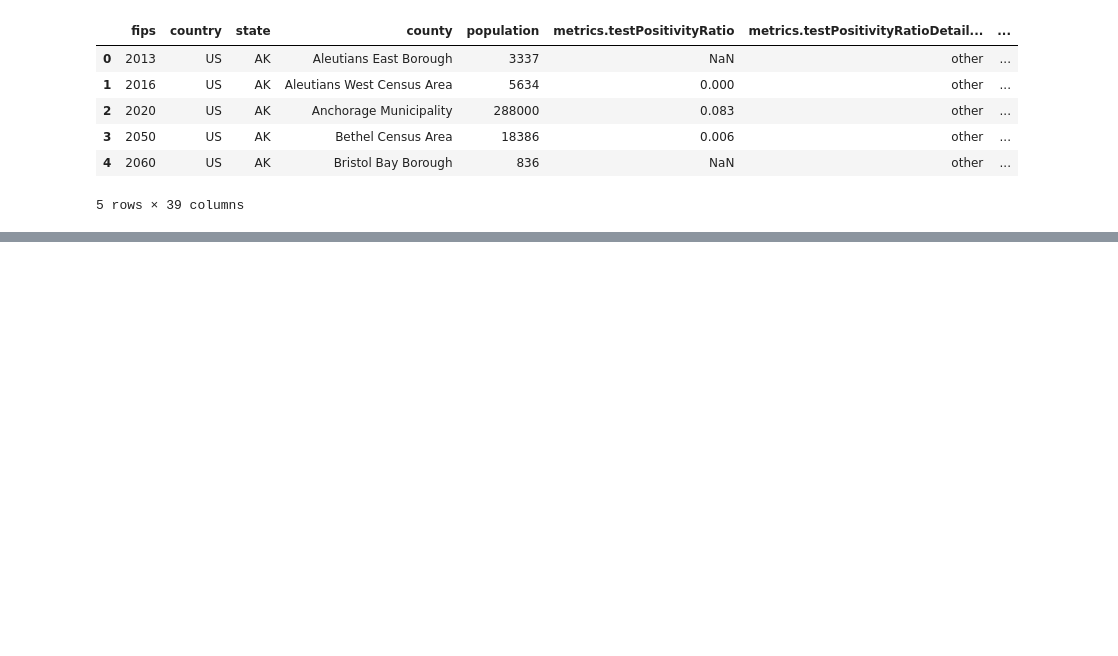
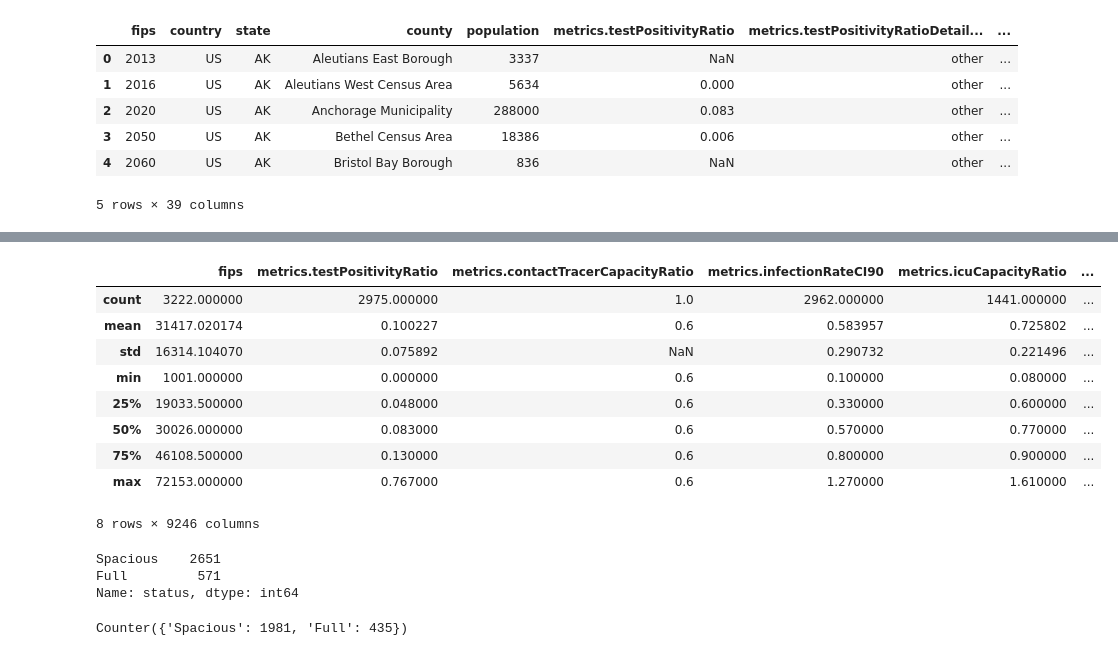
Before and after one commit to philippekerstens/Group-3, a Jupyter notebook: bed_capacity.ipynb, the cells around one changed output, grey strips where cells are left out. Cells and saved outputs as stored; diff of their text form; code cells hidden in the pictures; blank space fills up the shorter version.

```diff
--- a/bed_capacity.ipynb
+++ b/bed_capacity.ipynb
@@ -176,0 +152,32 @@ status_df
+# %%
+X = pd.get_dummies(covid_df, columns=["population","metrics.caseDensity", "metrics.infectionRate", "actuals.cases",
+                                "actuals.deaths","actuals.hospitalBeds.capacity", "actuals.hospitalBeds.currentUsageTotal","actuals.hospitalBeds.currentUsageCovid", "actuals.newCases"])
+X = X.drop(["status"], axis=1)
+
+# Create our target
+y = covid_df['status']
+# %%
+X.describe()
+# %% [output]
+|  | fips | metrics.testPositivityRatio | metrics.contactTracerCapacityRatio | metrics.infectionRateCI90 | metrics.icuCapacityRatio | ... |
+| count | 3222.000000 | 2975.000000 | 1.0 | 2962.000000 | 1441.000000 | ... |
+| mean | 31417.020174 | 0.100227 | 0.6 | 0.583957 | 0.725802 | ... |
+| std | 16314.104070 | 0.075892 | NaN | 0.290732 | 0.221496 | ... |
+| min | 1001.000000 | 0.000000 | 0.6 | 0.100000 | 0.080000 | ... |
+| 25% | 19033.500000 | 0.048000 | 0.6 | 0.330000 | 0.600000 | ... |
+| 50% | 30026.000000 | 0.083000 | 0.6 | 0.570000 | 0.770000 | ... |
+| 75% | 46108.500000 | 0.130000 | 0.6 | 0.800000 | 0.900000 | ... |
+| max | 72153.000000 | 0.767000 | 0.6 | 1.270000 | 1.610000 | ... |
+8 rows × 9246 columns
+# %%
+y.value_counts()
+# %% [output]
+Spacious    2651
+Full         571
+Name: status, dtype: int64
+# %%
+from sklearn.model_selection import train_test_split
+X_train, X_test, y_train, y_test = train_test_split(X, y, random_state=1)
+Counter(y_train)
+# %% [output]
+Counter({'Spacious': 1981, 'Full': 435})
```
Also changed, not shown: parts of 11 cells of this notebook.
